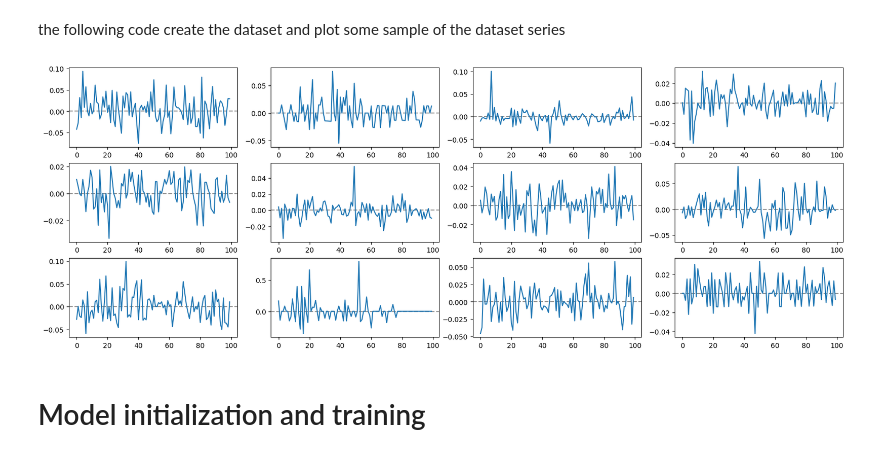
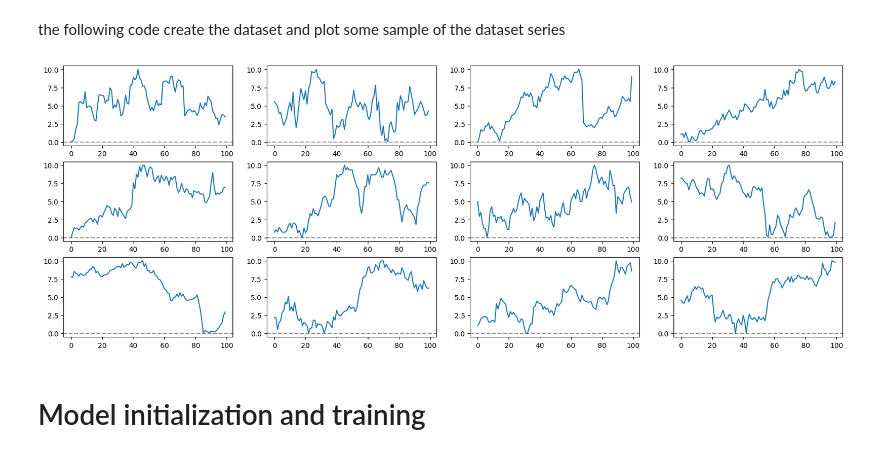
Before and after one commit to riccardobollati/GANs_for_financial_series_generation, a Jupyter notebook: main.ipynb, the cells around one changed output. Cells and saved outputs as stored; diff of their text form; code cells hidden in the pictures.

```diff
--- a/main.ipynb
+++ b/main.ipynb
@@ -33,6 +33,9 @@ class ScaleInput:
     def __call__(self, sample):
         return sample * self.scale
 
+# X_std = (X - X.min(axis=0)) / (X.max(axis=0) - X.min(axis=0))
+# X_scaled = X_std * (max - min) + min
+
 class Magnitude_Scaler:
 
     def __init__(self, scale):
@@ -40,29 +43,30 @@ class Magnitude_Scaler:
 
     def __call__(self, sample):
 
-        cap = torch.max(sample) * self.scale
-        bottom = torch.min(sample) * self.scale
+        cap = torch.max(sample)
+        bottom = torch.min(sample)
 
         X_std = (sample - bottom) / (cap - bottom)
-        X_scaled = X_std * (cap - bottom) + bottom
+        X_scaled = X_std * (self.scale[1] - self.scale[0]) + self.scale[0]
 
         return X_scaled
 # %% [markdown]
 the following code create the dataset and plot some sample of the dataset series
 # %%
 #initialize the transformer
-scaler = ScaleInput(100)
+scaler_p = Magnitude_Scaler([0,10])
 #create the dataset
-dataset = data_prep.WindowsDaset(r'data\dataset_100_winds')#,transform = scaler)
+dataset = data_prep.WindowsDaset(r'data\dataset_price',transform = scaler_p)
+
 #plot some series
 rows = 3
 columns = 4
 fig, axs = plt.subplots(rows, columns, figsize=(20,7))
 for ax, i in zip(axs.ravel(),np.random.randint(0, len(dataset),size=rows * columns)):
     ax.axhline(0, color = 'black', alpha =0.4, ls = '--')
     ax.plot(dataset[i])
 # %% [output]
-[figure, old version]
+[figure, new version]
 # %% [markdown]
 # Model initialization and training
 # %% [markdown]
```
Also changed, not shown: parts of 6 cells of this notebook, 4 other files.
